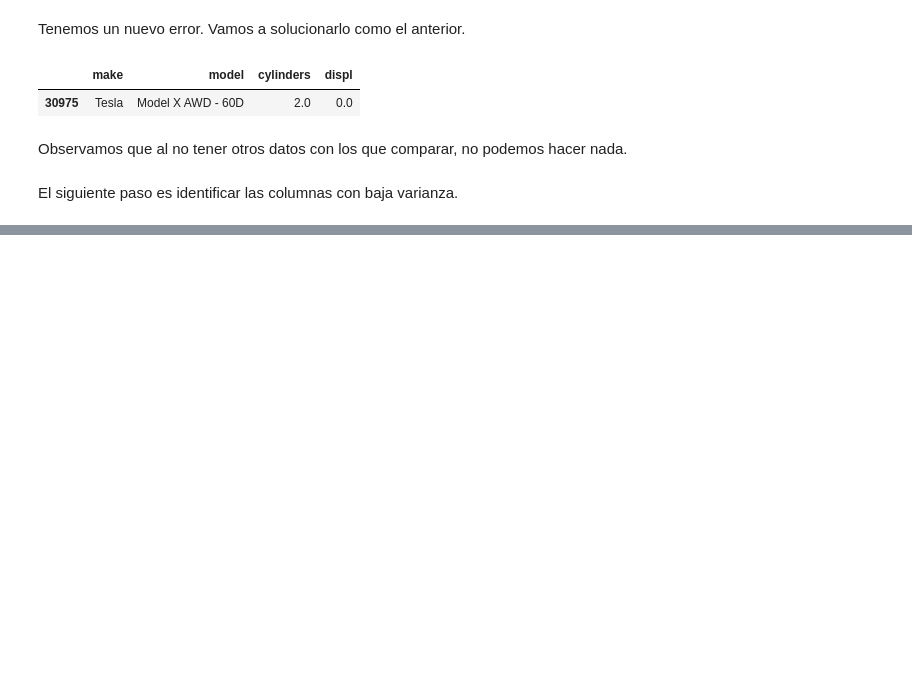
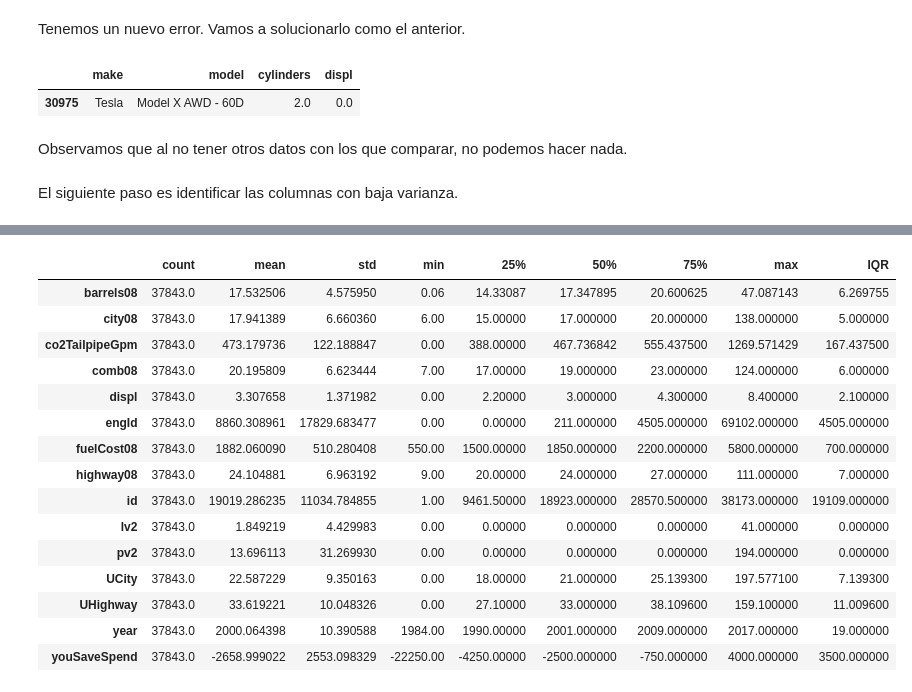
Before and after one commit to lauralardies/week3_d2, a Jupyter notebook: analitica.ipynb, the cells around one changed output, grey strips where cells are left out. Cells and saved outputs as stored; diff of their text form; code cells hidden in the pictures; blank space fills up the shorter version.

```diff
--- a/analitica.ipynb
+++ b/analitica.ipynb
@@ -243,0 +260,23 @@ low_var
+# %%
+data.drop(columns=low_var, inplace=True)
+# %%
+stats = data.describe().transpose()
+stats['IQR'] = stats['75%'] - stats['25%']
+stats
+# %% [output]
+|  | count | mean | std | min | 25% | 50% | 75% | max | IQR |
+| barrels08 | 37843.0 | 17.532506 | 4.575950 | 0.06 | 14.33087 | 17.347895 | 20.600625 | 47.087143 | 6.269755 |
+| city08 | 37843.0 | 17.941389 | 6.660360 | 6.00 | 15.00000 | 17.000000 | 20.000000 | 138.000000 | 5.000000 |
+| co2TailpipeGpm | 37843.0 | 473.179736 | 122.188847 | 0.00 | 388.00000 | 467.736842 | 555.437500 | 1269.571429 | 167.437500 |
+| comb08 | 37843.0 | 20.195809 | 6.623444 | 7.00 | 17.00000 | 19.000000 | 23.000000 | 124.000000 | 6.000000 |
+| displ | 37843.0 | 3.307658 | 1.371982 | 0.00 | 2.20000 | 3.000000 | 4.300000 | 8.400000 | 2.100000 |
+| engId | 37843.0 | 8860.308961 | 17829.683477 | 0.00 | 0.00000 | 211.000000 | 4505.000000 | 69102.000000 | 4505.000000 |
+| fuelCost08 | 37843.0 | 1882.060090 | 510.280408 | 550.00 | 1500.00000 | 1850.000000 | 2200.000000 | 5800.000000 | 700.000000 |
+| highway08 | 37843.0 | 24.104881 | 6.963192 | 9.00 | 20.00000 | 24.000000 | 27.000000 | 111.000000 | 7.000000 |
+| id | 37843.0 | 19019.286235 | 11034.784855 | 1.00 | 9461.50000 | 18923.000000 | 28570.500000 | 38173.000000 | 19109.000000 |
+| lv2 | 37843.0 | 1.849219 | 4.429983 | 0.00 | 0.00000 | 0.000000 | 0.000000 | 41.000000 | 0.000000 |
+| pv2 | 37843.0 | 13.696113 | 31.269930 | 0.00 | 0.00000 | 0.000000 | 0.000000 | 194.000000 | 0.000000 |
+| UCity | 37843.0 | 22.587229 | 9.350163 | 0.00 | 18.00000 | 21.000000 | 25.139300 | 197.577100 | 7.139300 |
+| UHighway | 37843.0 | 33.619221 | 10.048326 | 0.00 | 27.10000 | 33.000000 | 38.109600 | 159.100000 | 11.009600 |
+| year | 37843.0 | 2000.064398 | 10.390588 | 1984.00 | 1990.00000 | 2001.000000 | 2009.000000 | 2017.000000 | 19.000000 |
+| youSaveSpend | 37843.0 | -2658.999022 | 2553.098329 | -22250.00 | -4250.00000 | -2500.000000 | -750.000000 | 4000.000000 | 3500.000000 |
```
Also changed, not shown: parts of 2 cells of this notebook.
